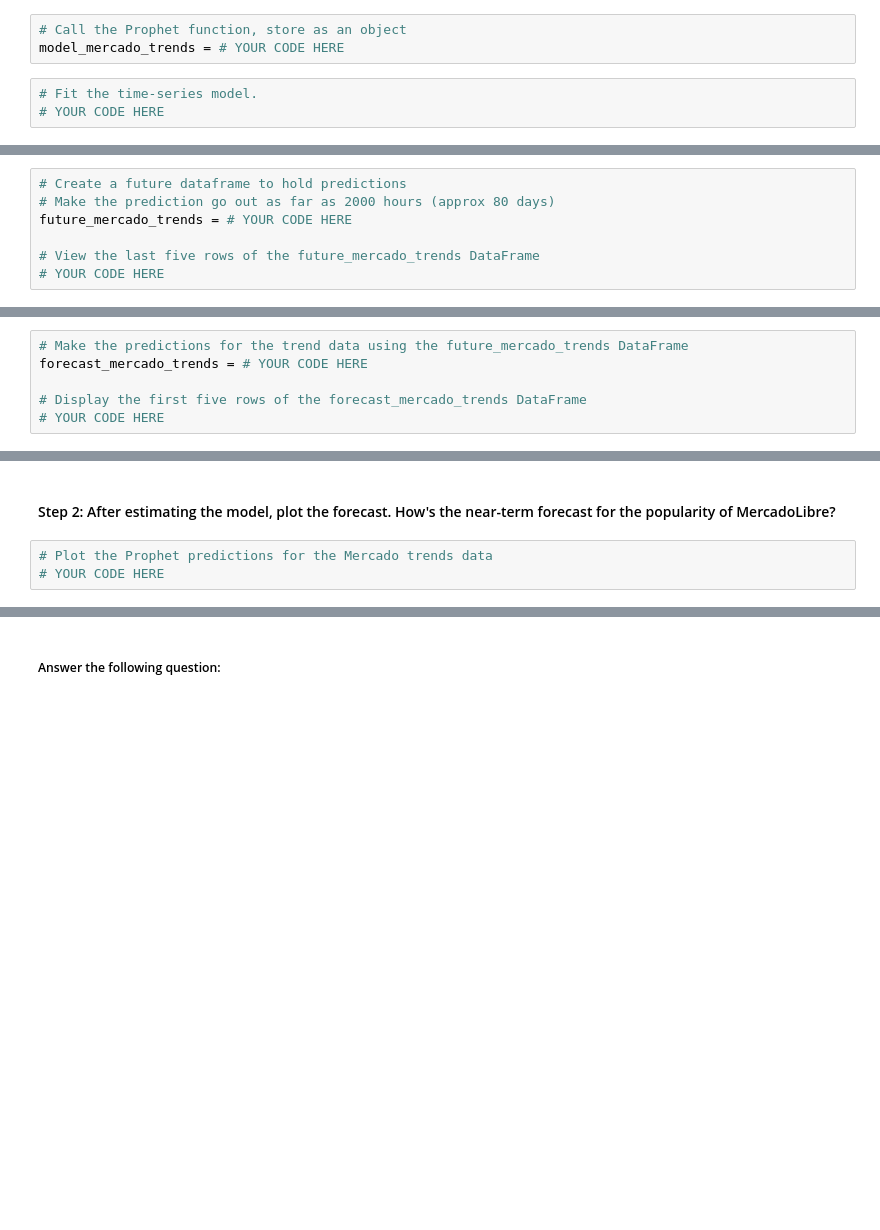
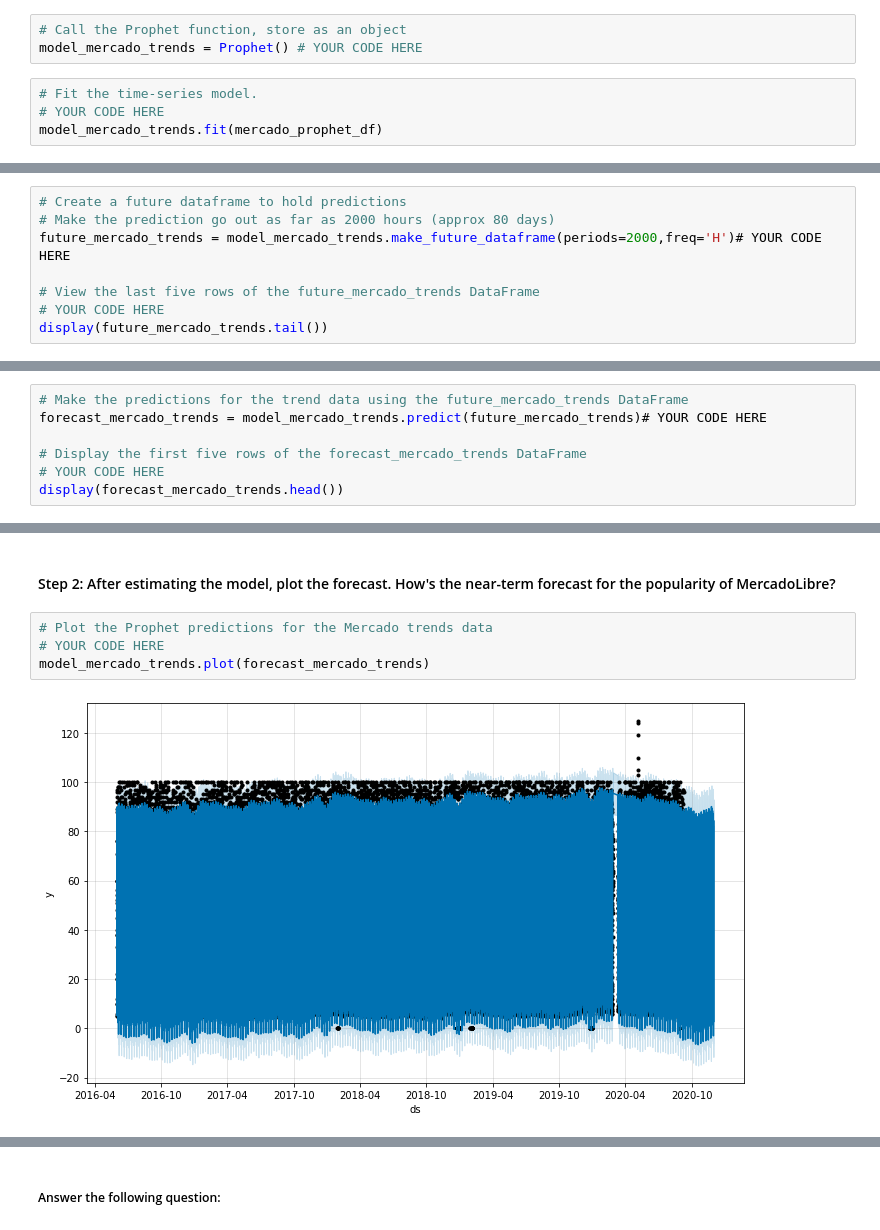
Before and after one commit to saint-lux/Module-11, a Jupyter notebook: forecasting_net_prophet.ipynb, the cells around one changed output, grey strips where cells are left out. Cells and saved outputs as stored; diff of their text form; blank space fills up the shorter version.

Commit message:
updated readme, ref_imgs, an forecasting_net_prophet notebook

```diff
--- a/forecasting_net_prophet.ipynb
+++ b/forecasting_net_prophet.ipynb
@@ -388,6 +614,7 @@ mercado_prophet_df = # YOUR CODE HERE
 # %%
 # Call the Prophet function, store as an object
-model_mercado_trends = # YOUR CODE HERE
+model_mercado_trends = Prophet() # YOUR CODE HERE
 # %%
 # Fit the time-series model.
 # YOUR CODE HERE
+model_mercado_trends.fit(mercado_prophet_df)
@@ -394,7 +632,8 @@ model_mercado_trends = # YOUR CODE HERE
 # %%
 # Create a future dataframe to hold predictions
 # Make the prediction go out as far as 2000 hours (approx 80 days)
-future_mercado_trends = # YOUR CODE HERE
+future_mercado_trends = model_mercado_trends.make_future_dataframe(periods=2000,freq='H')# YOUR CODE HERE
 
 # View the last five rows of the future_mercado_trends DataFrame
 # YOUR CODE HERE
+display(future_mercado_trends.tail())
@@ -401,6 +647,7 @@ future_mercado_trends = # YOUR CODE HERE
 # %%
 # Make the predictions for the trend data using the future_mercado_trends DataFrame
-forecast_mercado_trends = # YOUR CODE HERE
+forecast_mercado_trends = model_mercado_trends.predict(future_mercado_trends)# YOUR CODE HERE
 
 # Display the first five rows of the forecast_mercado_trends DataFrame
 # YOUR CODE HERE
+display(forecast_mercado_trends.head())
@@ -409,3 +664,6 @@ forecast_mercado_trends = # YOUR CODE HERE
 # %%
 # Plot the Prophet predictions for the Mercado trends data
 # YOUR CODE HERE
+model_mercado_trends.plot(forecast_mercado_trends)
+# %% [output]
+[figure, added]
```
Also changed, not shown: parts of 62 cells of this notebook, 2 other files.
